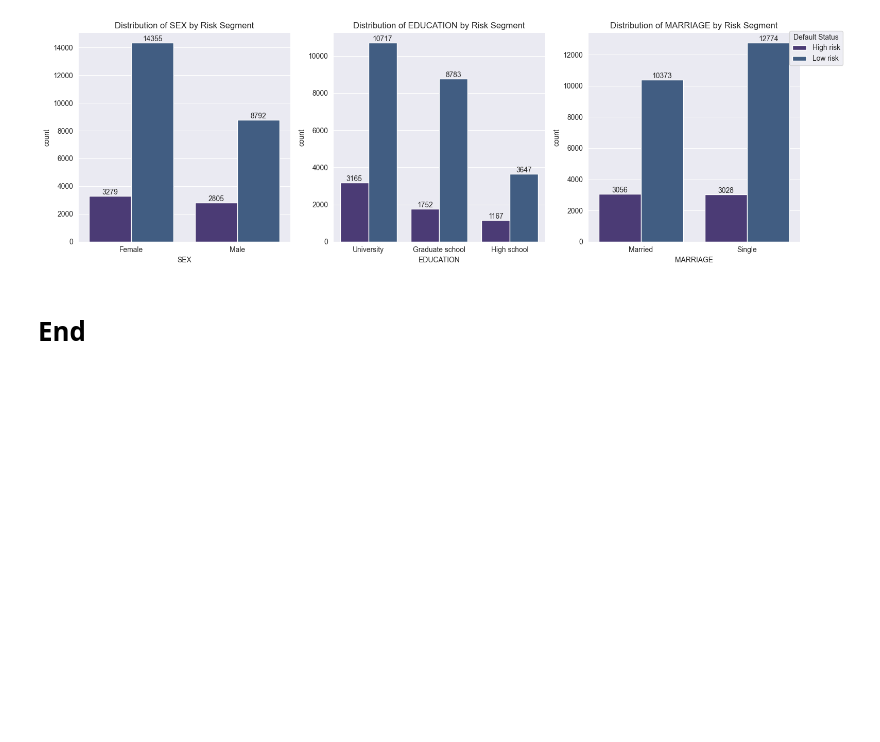
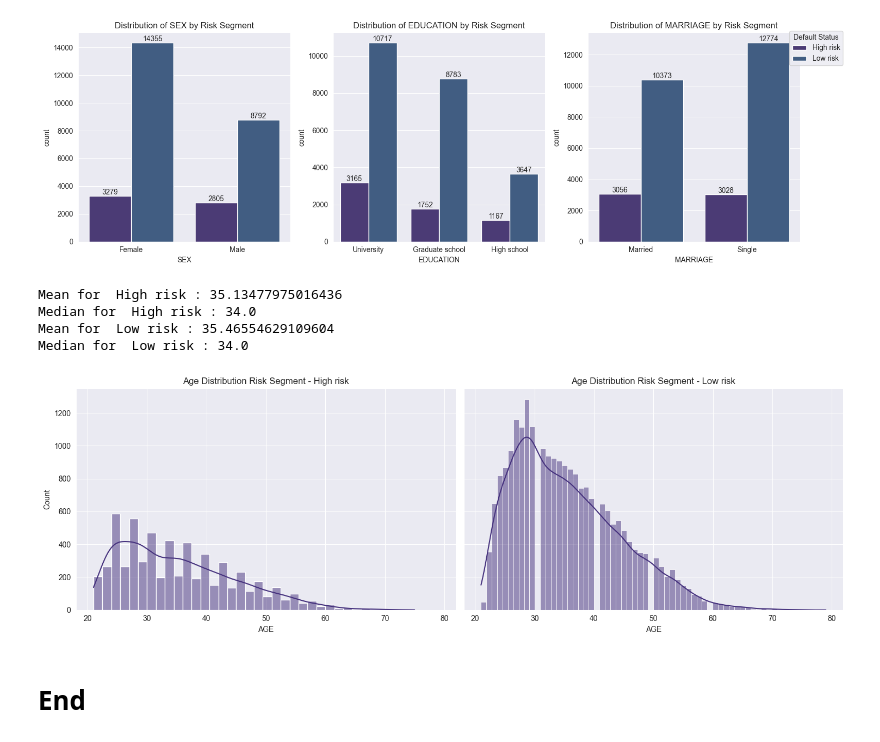
Before and after one commit to pokkyy/Default-Risk-Segmentation, a Jupyter notebook: DefaultRiskProbability.ipynb, the cells around one changed output. Saved outputs shown, nothing was run; the diff lists cells and outputs as text; code cells hidden in the pictures; blank space fills up the shorter version.

```diff
--- a/DefaultRiskProbability.ipynb
+++ b/DefaultRiskProbability.ipynb
@@ -969,5 +969,28 @@ plt.tight_layout()
 plt.show()
 # %% [output]
 [figure]
+# %%
+fig, axes = plt.subplots(1, 2, figsize=(15, 5), sharey=True, sharex=True)
+
+for i, hue in enumerate(df[target].unique()):
+    title = 'Age Distribution Risk Segment - ' + hue
+
+    filter = df[df[target] == hue]
+
+    ax = sns.histplot(data=filter, x='AGE', kde=True, ax=axes[i])
+
+    axes[i].set_title(title)
+
+    print('Mean for ', hue, ':', filter['AGE'].mean())
+    print('Median for ', hue, ':', filter['AGE'].median())
+
+plt.tight_layout()
+plt.show()
+# %% [output]
+Mean for  High risk : 35.13477975016436
+Median for  High risk : 34.0
+Mean for  Low risk : 35.46554629109604
+Median for  Low risk : 34.0
+[figure, added]
 # %% [markdown]
 # End
```
Also changed, not shown: 1 other file.
